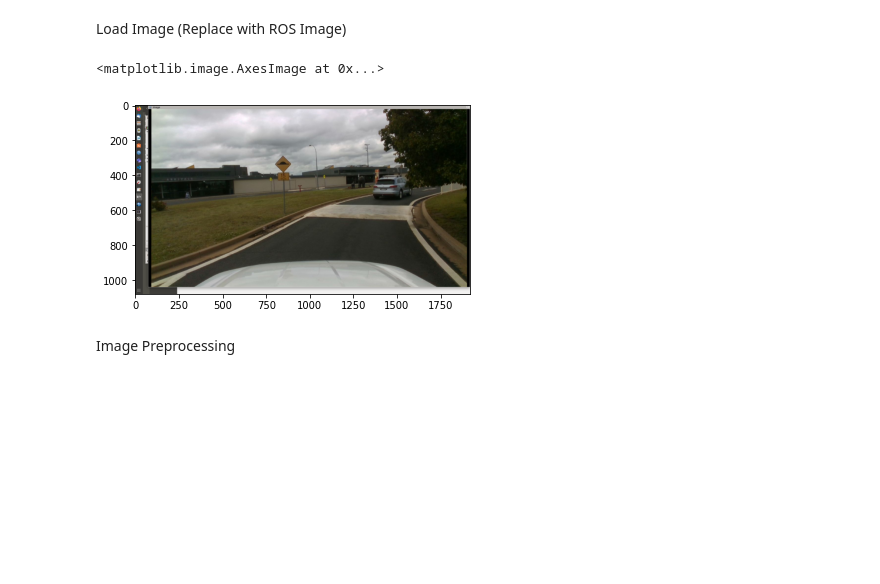
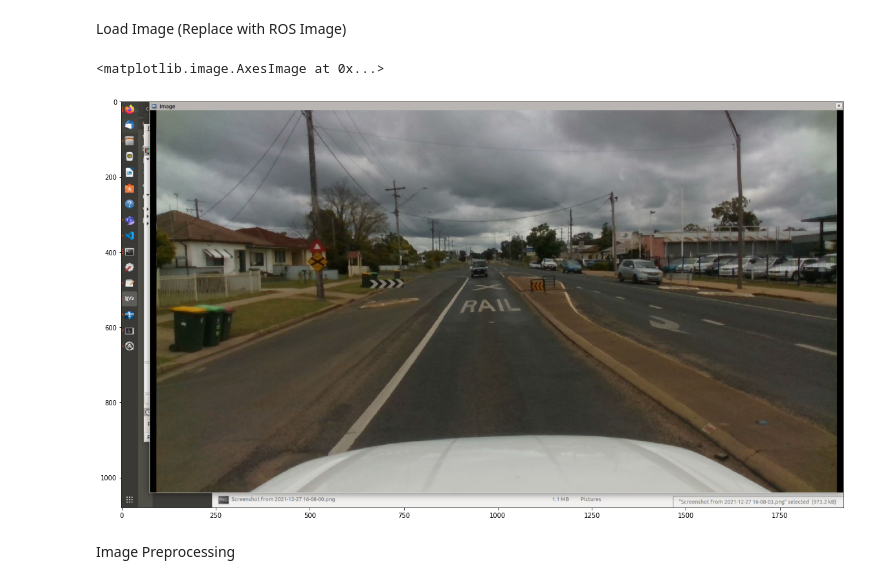
Before and after one commit to ICAV-C/mmdetection, a Jupyter notebook: demo/inference_demo_mapillary.ipynb, the cells around one changed output. Drawn from its saved outputs; the diff is of its cells as text; code cells hidden in the pictures; blank space fills up the shorter version.

```diff
--- a/demo/inference_demo_mapillary.ipynb
+++ b/demo/inference_demo_mapillary.ipynb
@@ -43,12 +94,13 @@ data_pipeline = Compose(data_pipeline)
 # %% [markdown]
 Load Image (Replace with ROS Image)
 # %%
-img = '../data/mapillary_sample/test/Screenshot from 2021-12-27 16-03-00.png'
+img = '../data/mapillary_sample/test/Screenshot from 2021-12-27 16-13-37.png'
 image = cv2.imread(img)[:,:,::-1]
+plt.figure(figsize=(20,20))
 plt.imshow(image)
 # %% [output]
 <matplotlib.image.AxesImage at 0x...>
-[figure, old version]
+[figure, new version]
 # %% [markdown]
 Image Preprocessing
 # %%
```
Also changed, not shown: parts of 14 cells of this notebook.
